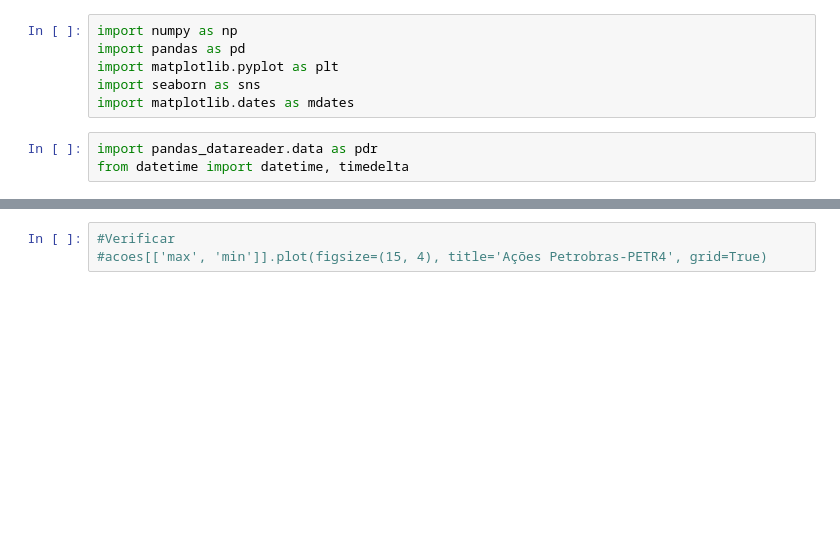
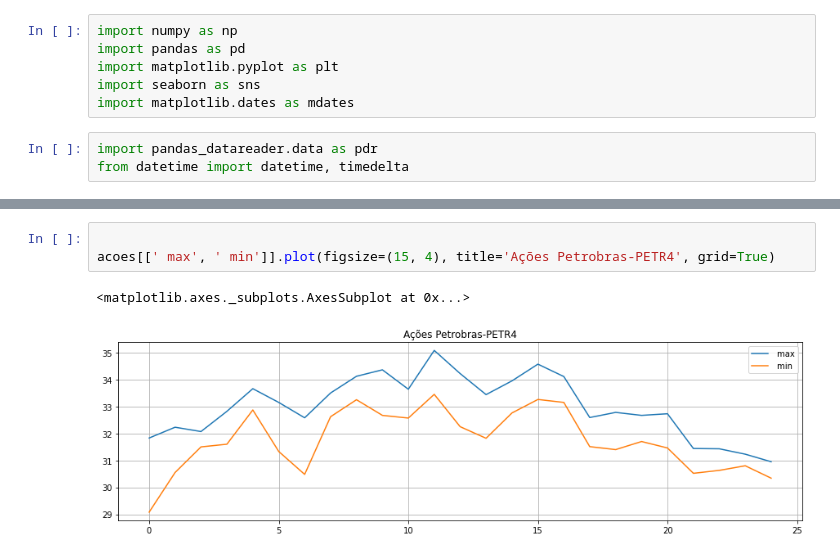
Before and after one commit to pcpiscator/Curso-Hashtag, a Jupyter notebook: AcoesMercfin.ipynb, the cells around one changed output, grey strips where cells are left out. Cells and saved outputs as stored; diff of their text form; blank space fills up the shorter version.

```diff
--- a/AcoesMercfin.ipynb
+++ b/AcoesMercfin.ipynb
@@ -61,3 +61,6 @@ acoes.describe()
 # %%
-#Verificar
-#acoes[['max', 'min']].plot(figsize=(15, 4), title='Ações Petrobras-PETR4', grid=True)
+
+acoes[[' max', ' min']].plot(figsize=(15, 4), title='Ações Petrobras-PETR4', grid=True)
+# %% [output]
+<matplotlib.axes._subplots.AxesSubplot at 0x...>
+[figure, added]
```
Also changed, not shown: parts of 7 cells of this notebook.
